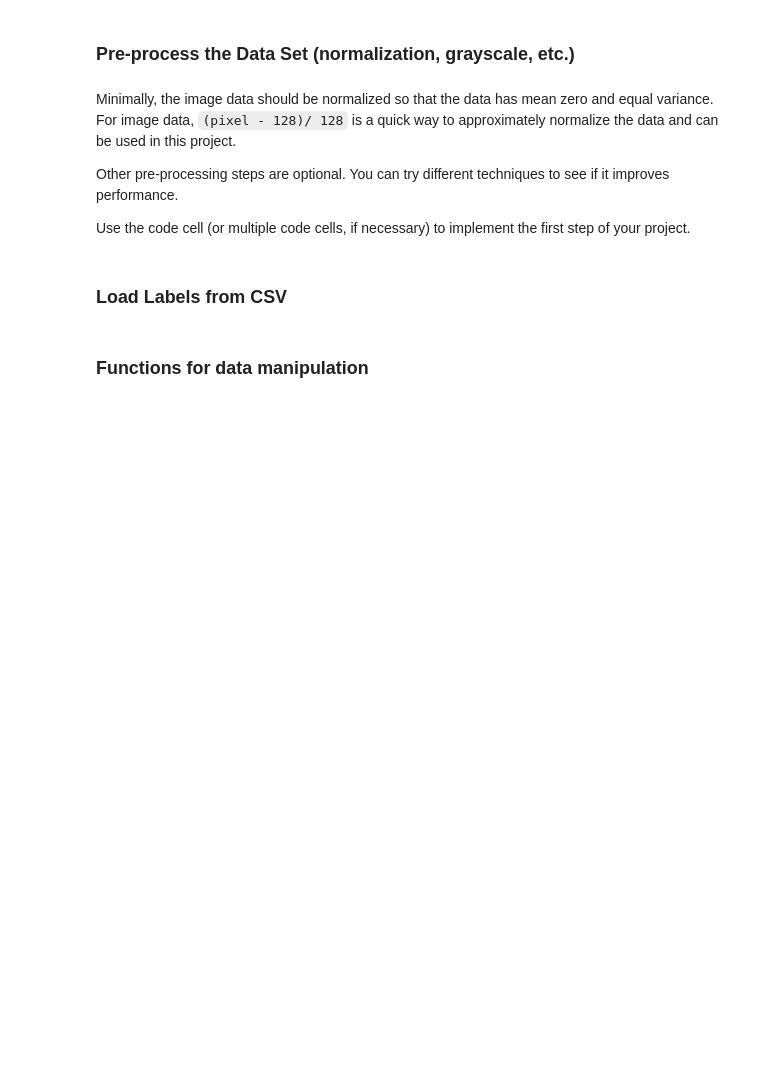
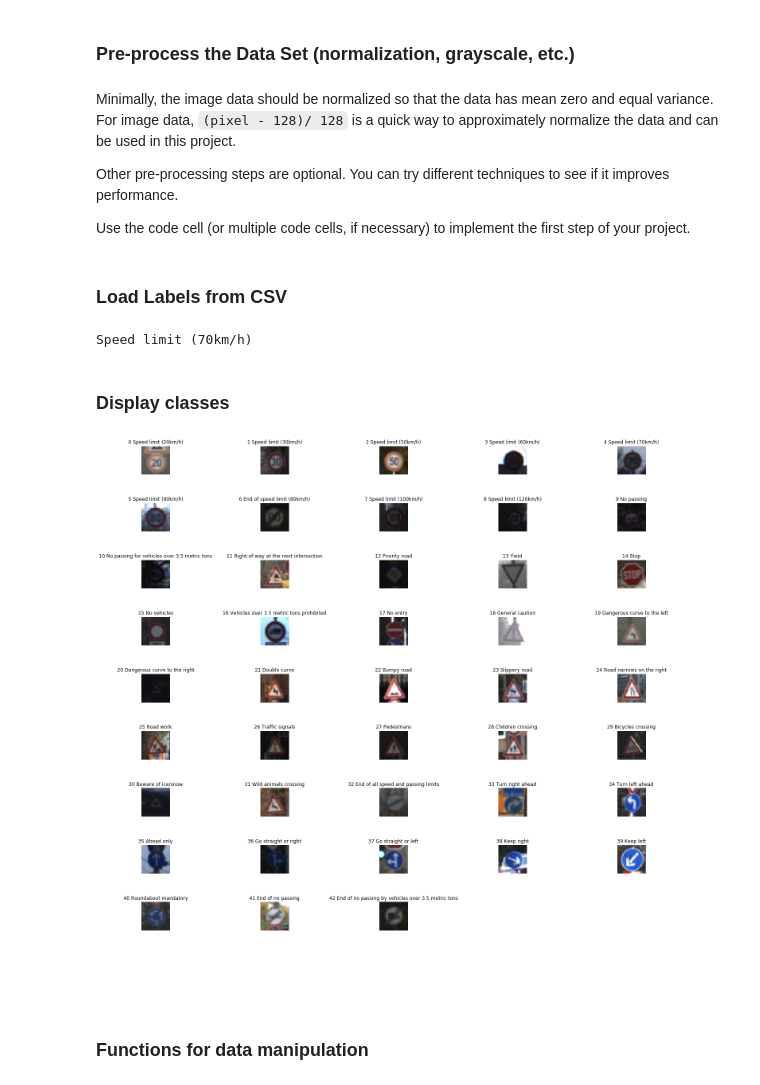
Before and after one commit to mohamedbanhawi/CarND-LaneLines-P1, a Jupyter notebook: Term1/TrafficSignClassifier/CarND-Traffic-Sign-Classifier-Project/Traffic_Sign_Classifier.ipynb, the cells around one changed output. Saved outputs shown, nothing was run; the diff lists cells and outputs as text; code cells hidden in the pictures; blank space fills up the shorter version.

```diff
--- a/Term1/TrafficSignClassifier/CarND-Traffic-Sign-Classifier-Project/Traffic_Sign_Classifier.ipynb
+++ b/Term1/TrafficSignClassifier/CarND-Traffic-Sign-Classifier-Project/Traffic_Sign_Classifier.ipynb
@@ -168,6 +166,27 @@ Use the code cell (or multiple code cells, if necessary) to implement the first
 label_values = np.genfromtxt('signnames.csv', skip_header=1, dtype=[('myint','i8'), ('mysring','S55')], delimiter=',')
 label_index = y_train[index]
 label_description = label_values[label_index][1].decode('ascii')
+print (label_description)
+# %% [output]
+Speed limit (70km/h)
+# %% [markdown]
+### Display classes
+# %%
+# show an image of the data points
+fig, axs = plt.subplots(10,5, figsize=(25, 25))
+fig.subplots_adjust(hspace = 1, wspace=.5)
+axs = axs.ravel()
+for y_class in range(n_classes):
+    this_class_labels, = np.where(y_train == y_class)
+    index = this_class_labels[100]
+    image = X_train[index]
+    axs[y_class].axis('off')
+    axs[y_class].imshow(image)
+    axs[y_class].set_title(str(y_class) + " " + label_values[y_class][1].decode('ascii'))
+for i in range(n_classes, 50):
+    axs[i].axis('off')
+# %% [output]
+[figure, added]
 # %% [markdown]
 ### Functions for data manipulation
 # %%
```
Also changed, not shown: parts of 16 cells of this notebook, 5 other files.
